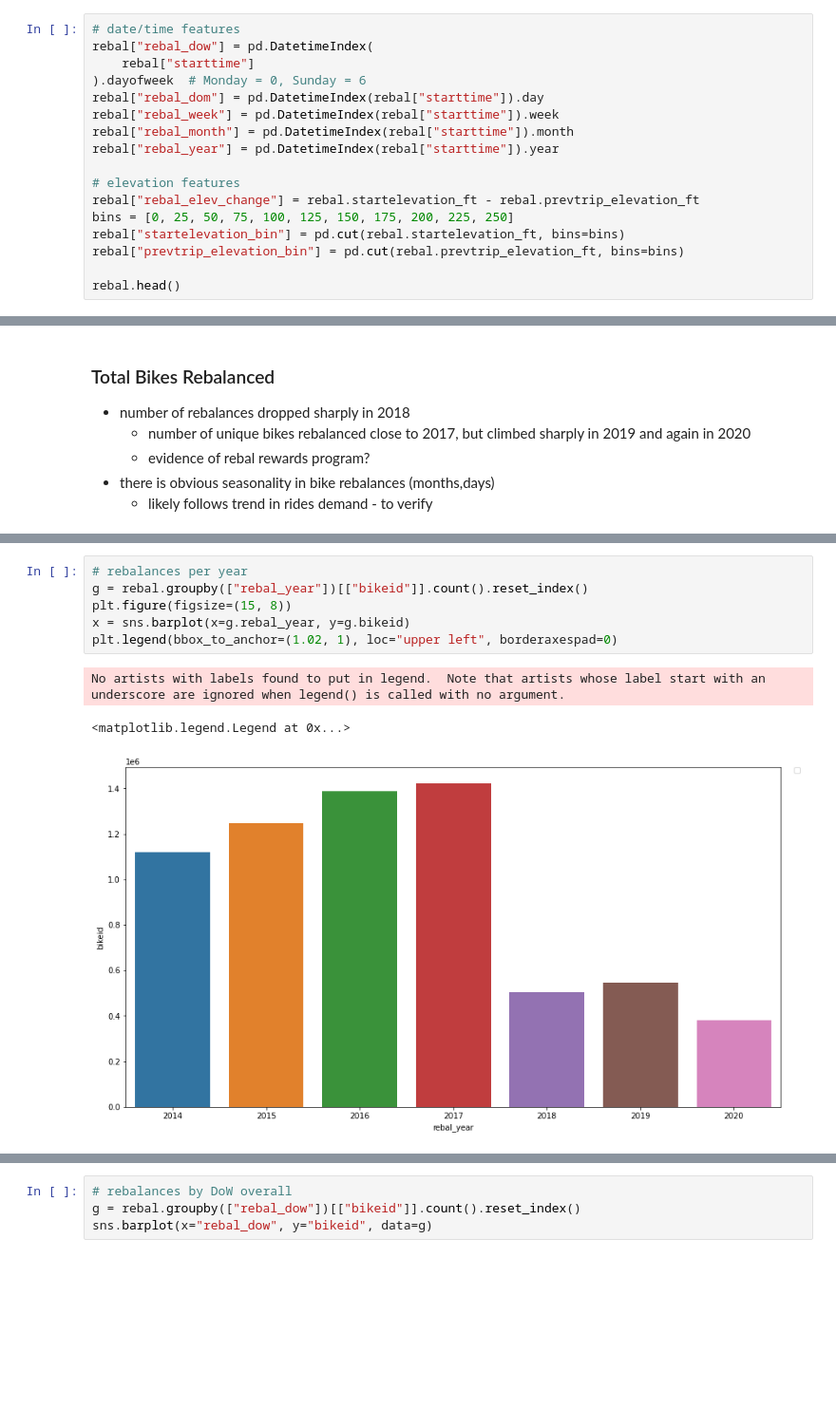
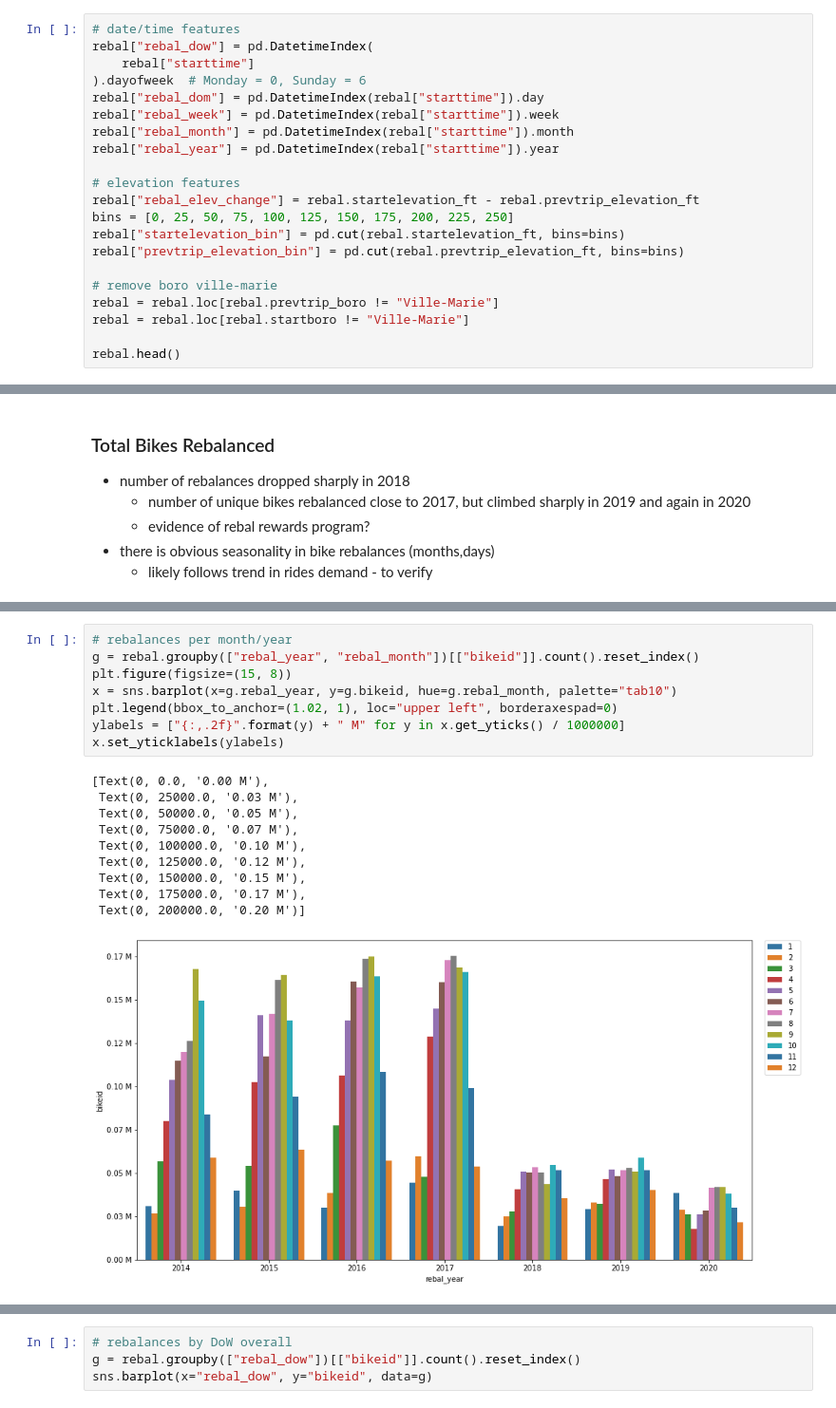
Before and after one commit to rishigoutam/citibike, a Jupyter notebook: eda/rebalance_eda.ipynb, the cells around one changed output, grey strips where cells are left out. Shown at 95% size. Cells and saved outputs as stored; diff of their text form; blank space fills up the shorter version.

Commit message:
chart formatting

```diff
--- a/eda/rebalance_eda.ipynb
+++ b/eda/rebalance_eda.ipynb
@@ -72,5 +75,9 @@ bins = [0, 25, 50, 75, 100, 125, 150, 175, 200, 225, 250]
 rebal["startelevation_bin"] = pd.cut(rebal.startelevation_ft, bins=bins)
 rebal["prevtrip_elevation_bin"] = pd.cut(rebal.prevtrip_elevation_ft, bins=bins)
 
+# remove boro ville-marie
+rebal = rebal.loc[rebal.prevtrip_boro != "Ville-Marie"]
+rebal = rebal.loc[rebal.startboro != "Ville-Marie"]
+
 rebal.head()
 # %% [output]
@@ -127,10 +173,19 @@ rebal.groupby("rebal_year")["bikeid"].nunique().plot.bar(
 # %%
-# rebalances per year
-g = rebal.groupby(["rebal_year"])[["bikeid"]].count().reset_index()
+# rebalances per month/year
+g = rebal.groupby(["rebal_year", "rebal_month"])[["bikeid"]].count().reset_index()
 plt.figure(figsize=(15, 8))
-x = sns.barplot(x=g.rebal_year, y=g.bikeid)
+x = sns.barplot(x=g.rebal_year, y=g.bikeid, hue=g.rebal_month, palette="tab10")
 plt.legend(bbox_to_anchor=(1.02, 1), loc="upper left", borderaxespad=0)
+ylabels = ["{:,.2f}".format(y) + " M" for y in x.get_yticks() / 1000000]
+x.set_yticklabels(ylabels)
 # %% [output]
-No artists with labels found to put in legend.  Note that artists whose label start with an underscore are ignored when legend() is called with no argument.
+[Text(0, 0.0, '0.00 M'),
+ Text(0, 25000.0, '0.03 M'),
+ Text(0, 50000.0, '0.05 M'),
+ Text(0, 75000.0, '0.07 M'),
+ Text(0, 100000.0, '0.10 M'),
+ Text(0, 125000.0, '0.12 M'),
+ Text(0, 150000.0, '0.15 M'),
+ Text(0, 175000.0, '0.17 M'),
+ Text(0, 200000.0, '0.20 M')]
-<matplotlib.legend.Legend at 0x...>
-[figure, old version]
+[figure, new version]
```
Also changed, not shown: parts of 62 cells of this notebook.
